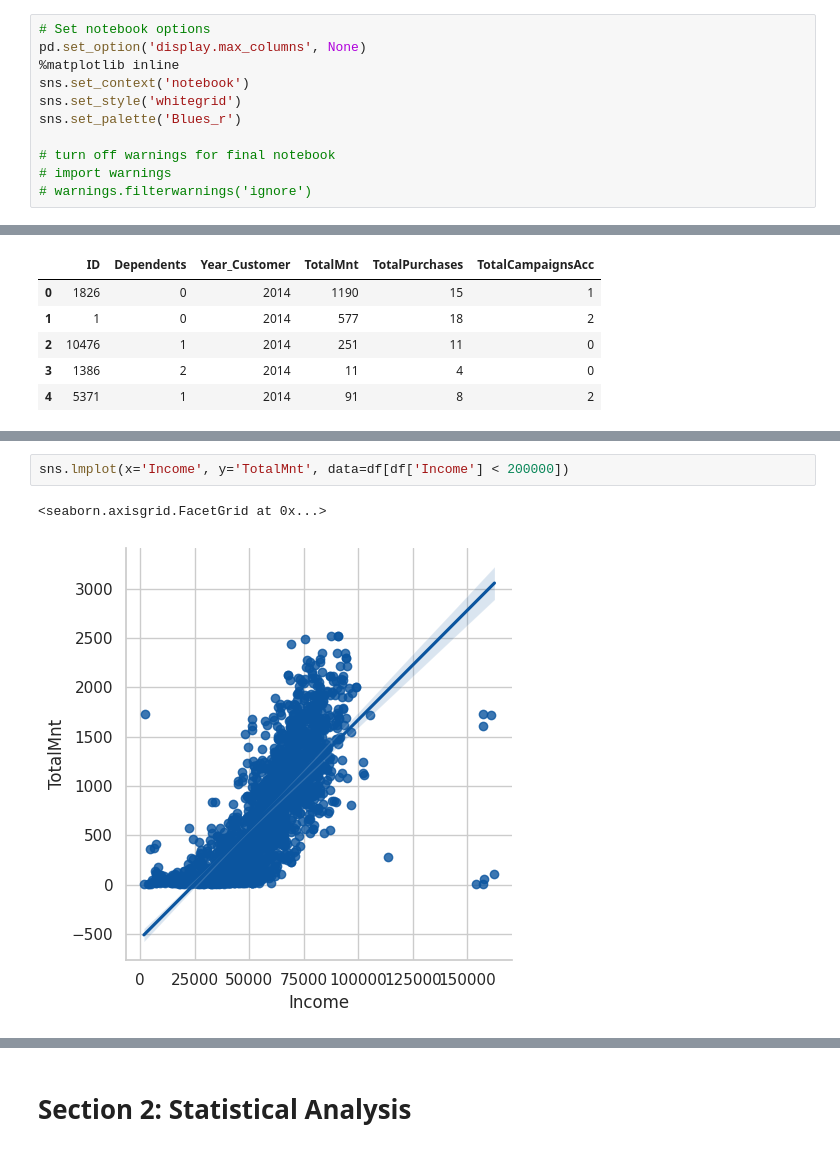
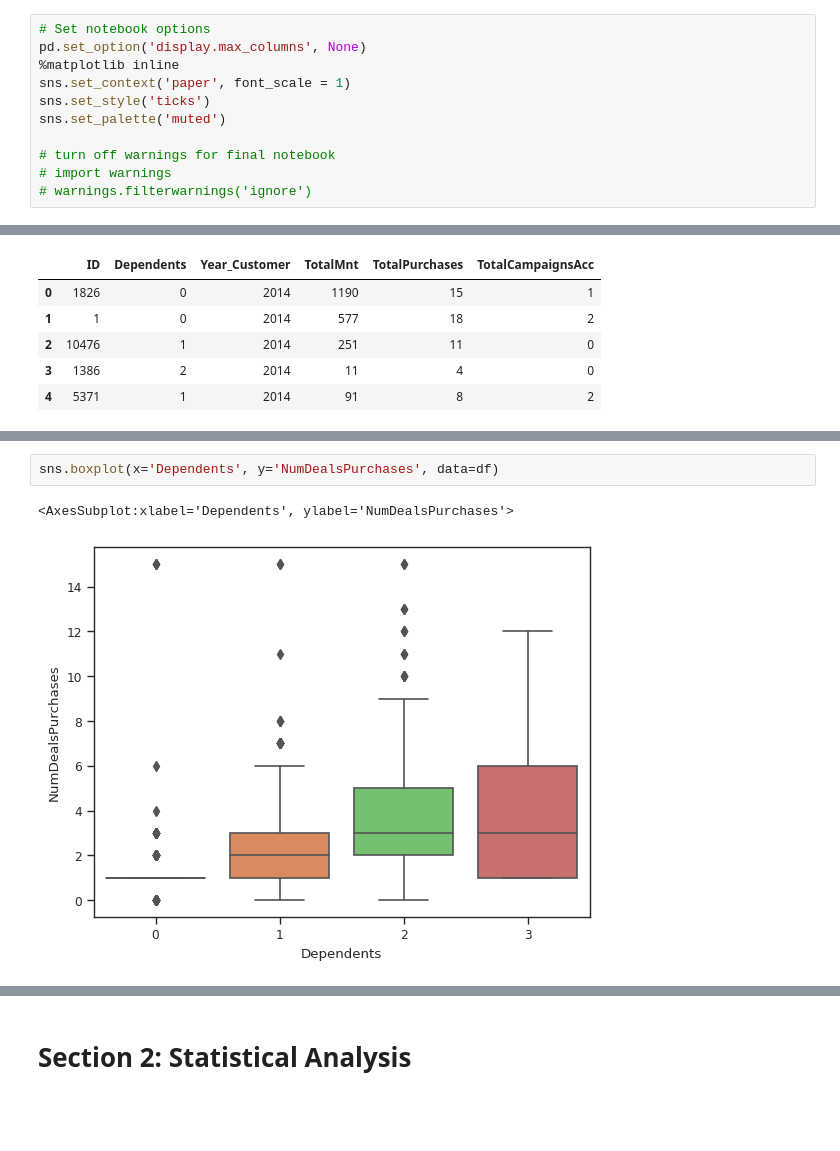
Before and after one commit to sservaes/marketing_analysis, a Jupyter notebook: marketing_analysis.ipynb, the cells around one changed output, grey strips where cells are left out. Cells and saved outputs as stored; diff of their text form; blank space fills up the shorter version.

Commit message:
beautified the plots for export

```diff
--- a/marketing_analysis.ipynb
+++ b/marketing_analysis.ipynb
@@ -11,9 +11,9 @@ import seaborn as sns
 # Set notebook options
 pd.set_option('display.max_columns', None)
 %matplotlib inline
-sns.set_context('notebook')
-sns.set_style('whitegrid')
-sns.set_palette('Blues_r')
+sns.set_context('paper', font_scale = 1)
+sns.set_style('ticks')
+sns.set_palette('muted')
 
 # turn off warnings for final notebook
 # import warnings
@@ -209,5 +244,5 @@ sns.clustermap(corrs, cbar_pos=(-0.05, 0.8, 0.05, 0.18), cmap='coolwarm', center
 # %%
-sns.lmplot(x='Income', y='TotalMnt', data=df[df['Income'] < 200000])
+sns.boxplot(x='Dependents', y='NumDealsPurchases', data=df)
 # %% [output]
-<seaborn.axisgrid.FacetGrid at 0x...>
+<AxesSubplot:xlabel='Dependents', ylabel='NumDealsPurchases'>
-[figure, old version]
+[figure, new version]
```
Also changed, not shown: parts of 33 cells of this notebook.
